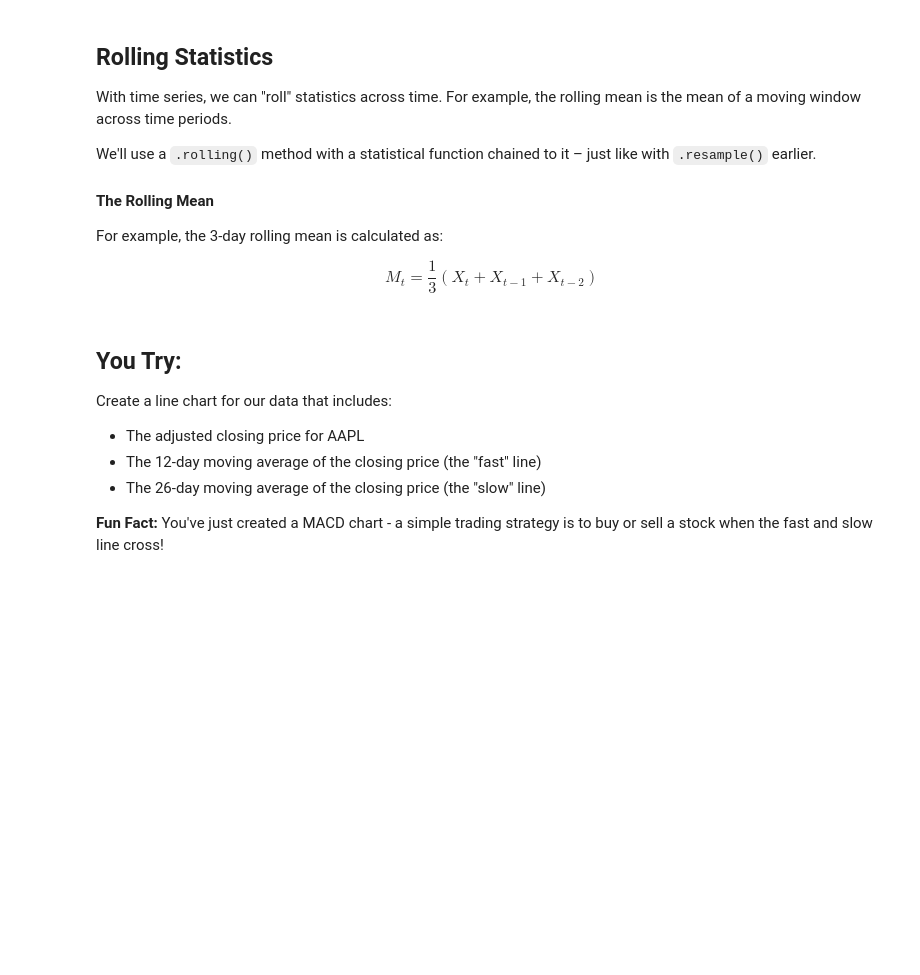
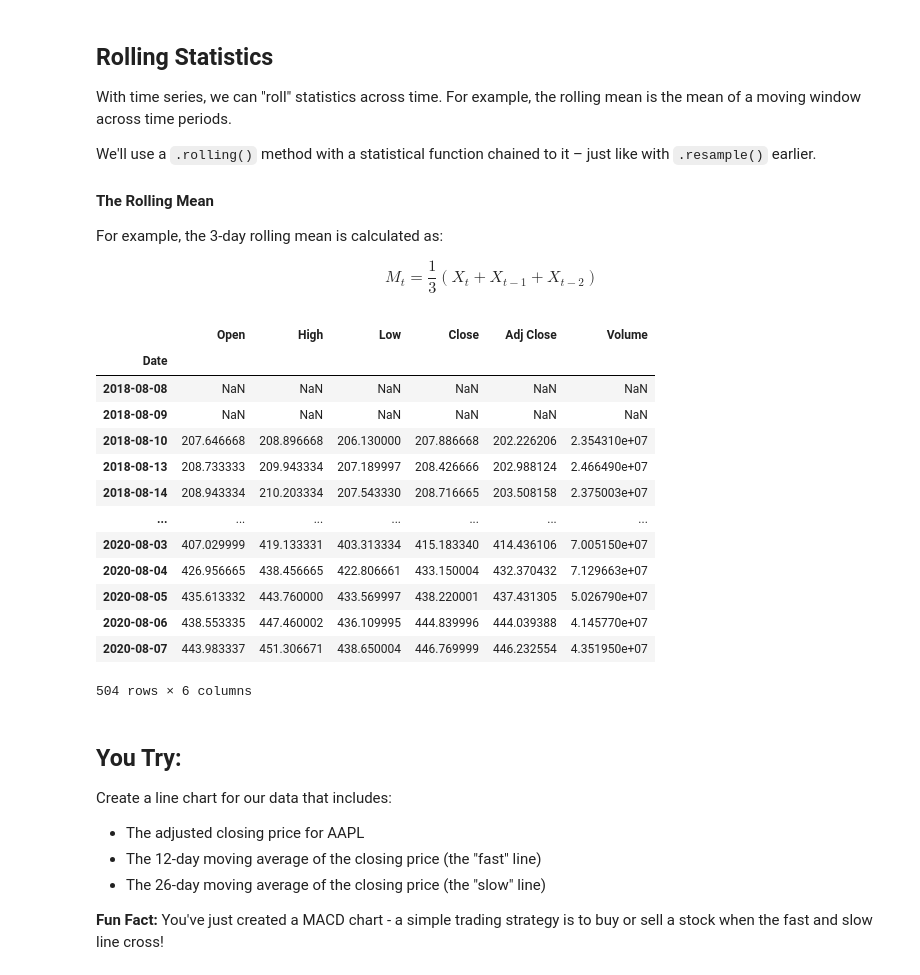
Before and after one commit to pavlek358/DSB-Unit-03, a Jupyter notebook: 16 - Time Series I - EDA/ts-i-eda-starter.ipynb, the cells around one changed output. Drawn from its saved outputs; the diff is of its cells as text; code cells hidden in the pictures; blank space fills up the shorter version.

```diff
--- a/16 - Time Series I - EDA/ts-i-eda-starter.ipynb
+++ b/16 - Time Series I - EDA/ts-i-eda-starter.ipynb
@@ -168,6 +229,23 @@ $$ M_t = \frac{1}{3}\left(X_t + X_{t-1} + X_{t-2}\right) $$
 # %%
 # Calculate the rolling average of the last 3 days.
 # Notice the NAs generated!
+
+aapl.rolling(3).mean()
+# %% [output]
+|  | Open | High | Low | Close | Adj Close | Volume |
+| Date |  |  |  |  |  |  |
+| 2018-08-08 | NaN | NaN | NaN | NaN | NaN | NaN |
+| 2018-08-09 | NaN | NaN | NaN | NaN | NaN | NaN |
+| 2018-08-10 | 207.646668 | 208.896668 | 206.130000 | 207.886668 | 202.226206 | 2.354310e+07 |
+| 2018-08-13 | 208.733333 | 209.943334 | 207.189997 | 208.426666 | 202.988124 | 2.466490e+07 |
+| 2018-08-14 | 208.943334 | 210.203334 | 207.543330 | 208.716665 | 203.508158 | 2.375003e+07 |
+| ... | ... | ... | ... | ... | ... | ... |
+| 2020-08-03 | 407.029999 | 419.133331 | 403.313334 | 415.183340 | 414.436106 | 7.005150e+07 |
+| 2020-08-04 | 426.956665 | 438.456665 | 422.806661 | 433.150004 | 432.370432 | 7.129663e+07 |
+| 2020-08-05 | 435.613332 | 443.760000 | 433.569997 | 438.220001 | 437.431305 | 5.026790e+07 |
+| 2020-08-06 | 438.553335 | 447.460002 | 436.109995 | 444.839996 | 444.039388 | 4.145770e+07 |
+| 2020-08-07 | 443.983337 | 451.306671 | 438.650004 | 446.769999 | 446.232554 | 4.351950e+07 |
+504 rows × 6 columns
 # %% [markdown]
 ## You Try:
 
```
Also changed, not shown: parts of 6 cells of this notebook.
